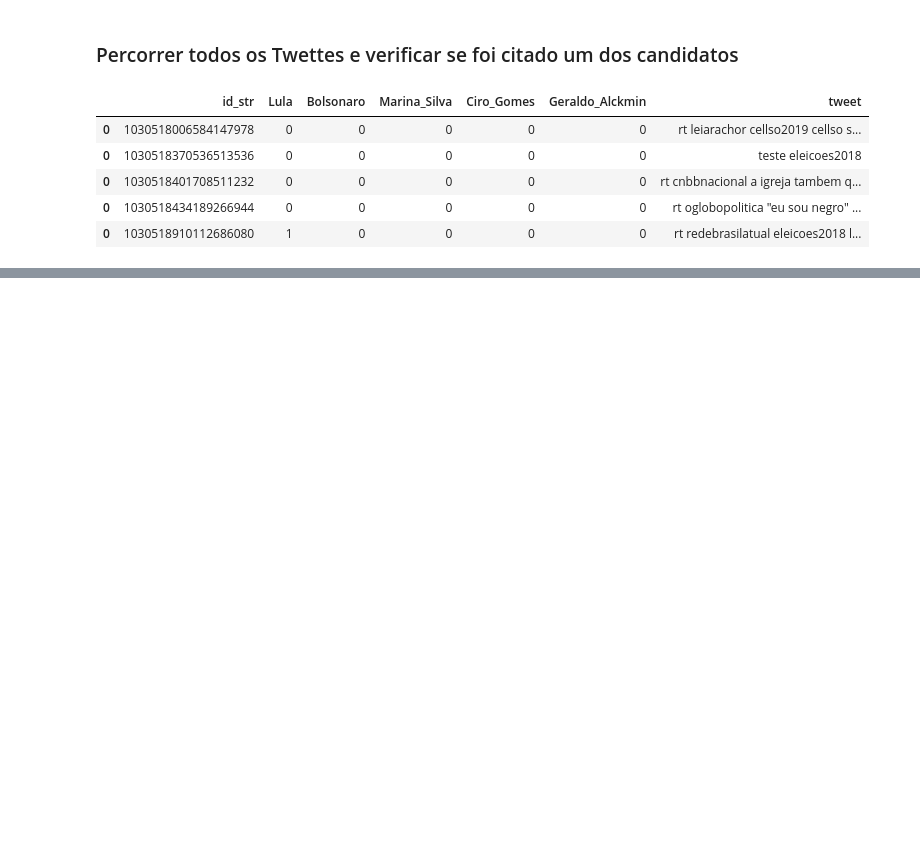
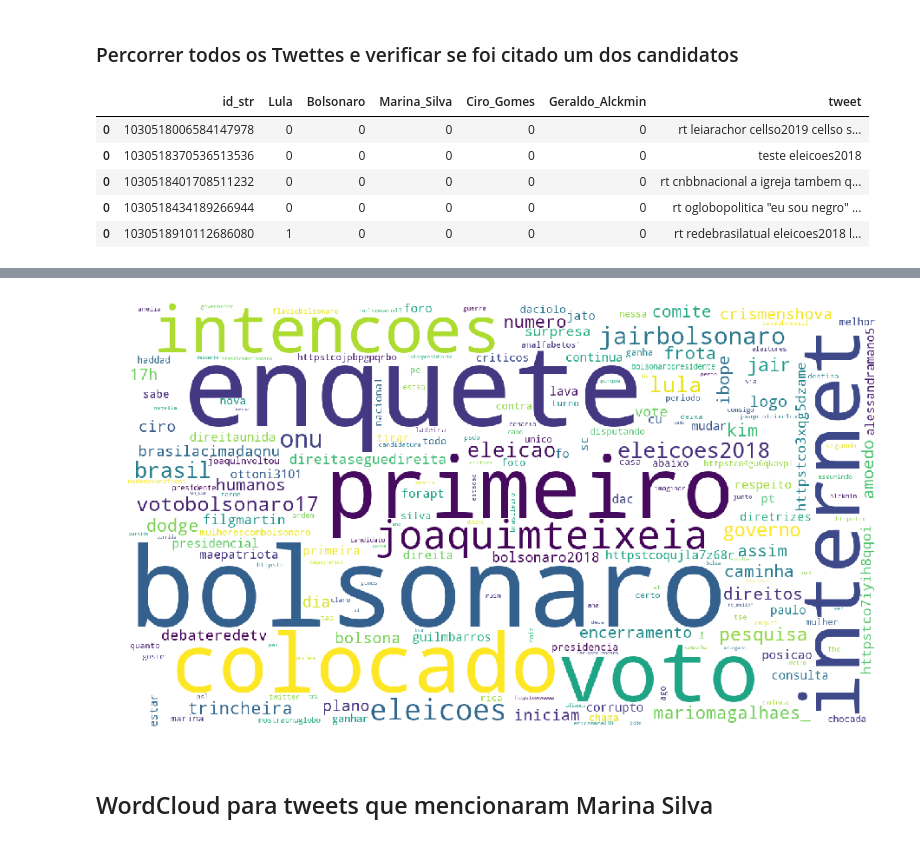
Before and after one commit to renatodalmo/RIWRS_TRABALHO, a Jupyter notebook: RIWRS - Manipulando Dados.ipynb, the cells around one changed output, grey strips where cells are left out. Saved outputs shown, nothing was run; the diff lists cells and outputs as text; code cells hidden in the pictures; blank space fills up the shorter version.

```diff
--- a/RIWRS - Manipulando Dados.ipynb
+++ b/RIWRS - Manipulando Dados.ipynb
@@ -288,0 +310,3 @@ plt.show()
+# %%
+dt_tweets_bolsonaro = dt_candidatos.loc[dt_candidatos['Bolsonaro'] == 1]
+dt_tweets_bolsonaro.head()
@@ -288,0 +320,16 @@ plt.show()
+# %%
+lista_bolsonaro = ''
+for linha in dt_tweets_bolsonaro['tweet']:
+    lista_bolsonaro = lista_bolsonaro + ' ' + linha
+# %%
+wordcloud = WordCloud(max_font_size=200,width = 1366, height = 768, stopwords=stop_words,
+                      background_color='white', collocations=False).generate(lista_bolsonaro)
+
+plt.figure(figsize=(19,9))
+plt.imshow(wordcloud)
+plt.axis("off")
+plt.show()
+# %% [output]
+[figure, added]
+# %% [markdown]
+## WordCloud para tweets que mencionaram Marina Silva
```
Also changed, not shown: parts of 30 cells of this notebook.
